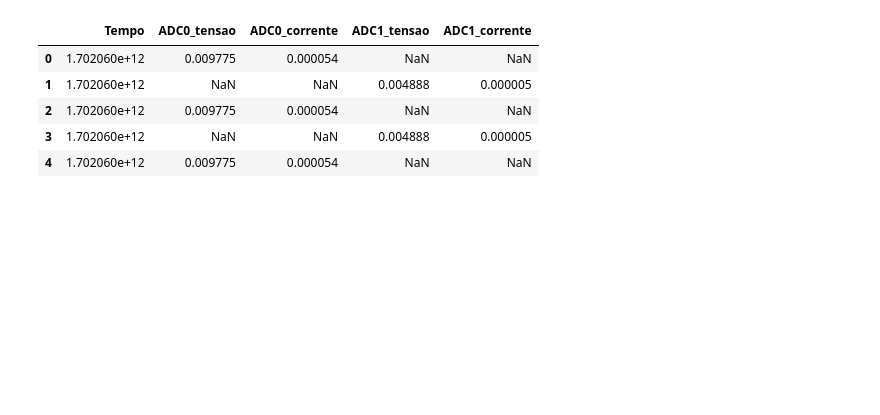
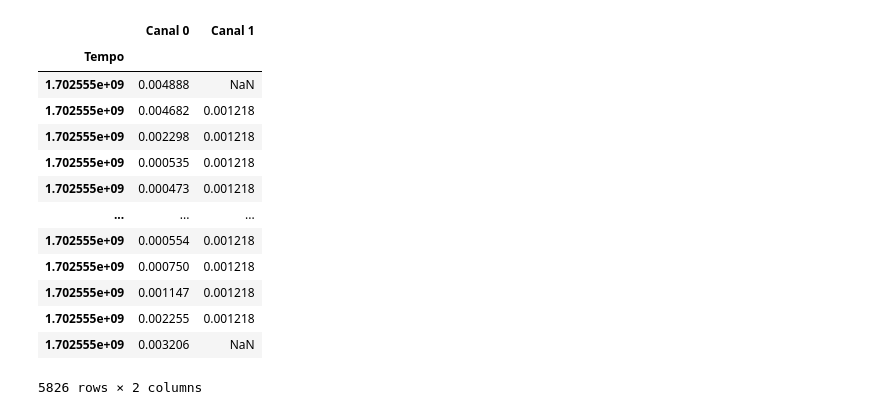
Before and after one commit to joaosnet/ArduinoSinaisEletricos, a Jupyter notebook: plotando as amostras.ipynb, the cells around one changed output. Cells and saved outputs as stored; diff of their text form; code cells hidden in the pictures; blank space fills up the shorter version.

```diff
--- a/plotando as amostras.ipynb
+++ b/plotando as amostras.ipynb
@@ -1,13 +1,21 @@
 # %%
 import pandas as pd
 # %%
-df = pd.read_csv('amostras.csv', index_col=0)
+df = pd.read_csv('dados.csv', index_col=0)
 # %%
-display(df.head())
+display(df)
 # %% [output]
-|  | Tempo | ADC0_tensao | ADC0_corrente | ADC1_tensao | ADC1_corrente |
-| 0 | 1.702060e+12 | 0.009775 | 0.000054 | NaN | NaN |
-| 1 | 1.702060e+12 | NaN | NaN | 0.004888 | 0.000005 |
-| 2 | 1.702060e+12 | 0.009775 | 0.000054 | NaN | NaN |
-| 3 | 1.702060e+12 | NaN | NaN | 0.004888 | 0.000005 |
-| 4 | 1.702060e+12 | 0.009775 | 0.000054 | NaN | NaN |
+|  | Canal 0 | Canal 1 |
+| Tempo |  |  |
+| 1.702555e+09 | 0.004888 | NaN |
+| 1.702555e+09 | 0.004682 | 0.001218 |
+| 1.702555e+09 | 0.002298 | 0.001218 |
+| 1.702555e+09 | 0.000535 | 0.001218 |
+| 1.702555e+09 | 0.000473 | 0.001218 |
+| ... | ... | ... |
+| 1.702555e+09 | 0.000554 | 0.001218 |
+| 1.702555e+09 | 0.000750 | 0.001218 |
+| 1.702555e+09 | 0.001147 | 0.001218 |
+| 1.702555e+09 | 0.002255 | 0.001218 |
+| 1.702555e+09 | 0.003206 | NaN |
+5826 rows × 2 columns
```
Also changed, not shown: parts of 1 cell of this notebook, 12 other files.
